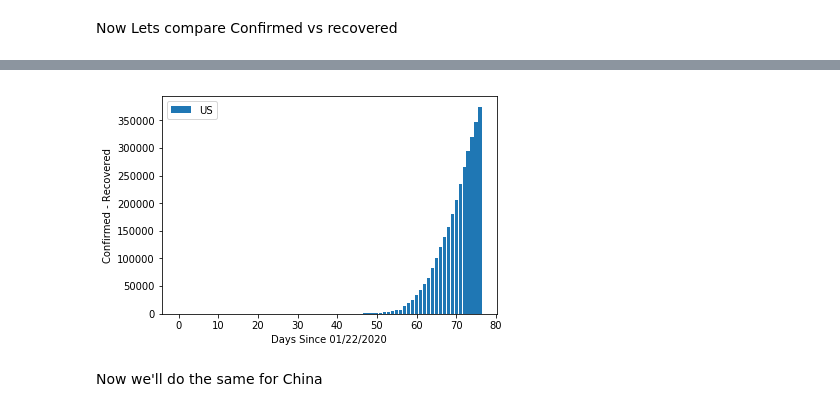
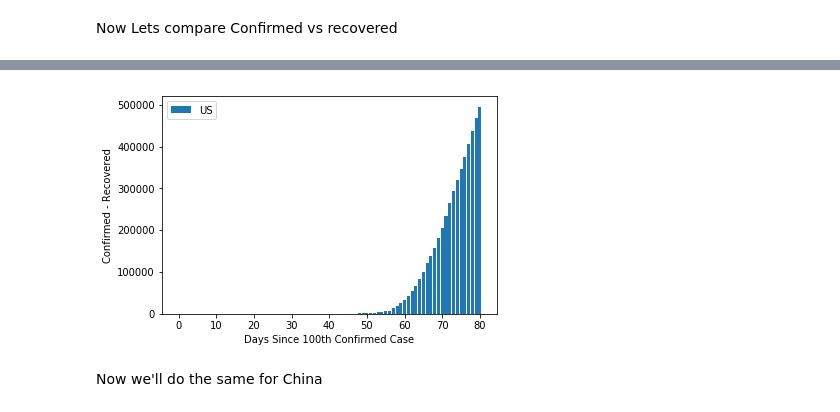
Before and after one commit to awells-uva/cs-project-covid, a Jupyter notebook: final_project.ipynb, the cells around one changed output, grey strips where cells are left out. Drawn from its saved outputs; the diff is of its cells as text; code cells hidden in the pictures.

```diff
--- a/final_project.ipynb
+++ b/final_project.ipynb
@@ -313,7 +291,7 @@ print(us_diff)
 # %%
-covidPlotter.plot_bar(us_diff,'US','Confirmed - Recovered')
+covidPlotter.plot_bar_active(us_diff,'US','Confirmed - Recovered')
 # %% [output]
-[figure, old version]
+[figure, new version]
 # %% [markdown]
 Now we'll do the same for China
 # %%
```
Also changed, not shown: parts of 35 cells of this notebook, 2 other files.
